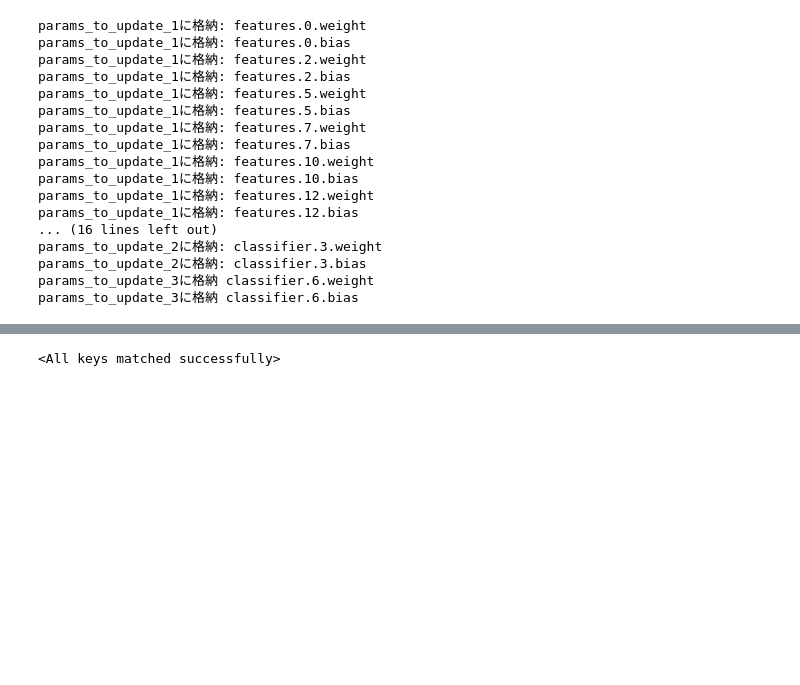
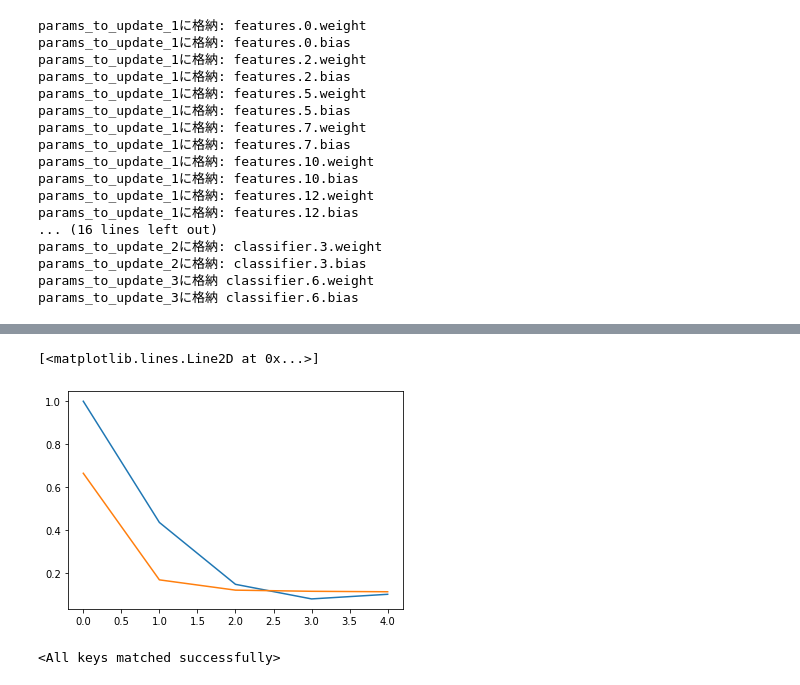
Before and after one commit to AtaruOhto/learn_pytorch_advanced, a Jupyter notebook: 1_5_fine_tuning.ipynb, the cells around one changed output, grey strips where cells are left out. Drawn from its saved outputs; the diff is of its cells as text; code cells hidden in the pictures; blank space fills up the shorter version.

```diff
--- a/1_5_fine_tuning.ipynb
+++ b/1_5_fine_tuning.ipynb
@@ -234,4 +218,9 @@ optimizer = optim.SGD([
 # %%
+losses = {
+    "train": {},
+    "val": {}
+}
+
 def train_model(net, dataloaders_dict, criterion, optimizer, num_epochs):
   device = torch.device("cuda:0" if torch.cuda.is_available() else "cpu")
   print(f"{device}を使います。")
@@ -244,8 +233,8 @@ def train_model(net, dataloaders_dict, criterion, optimizer, num_epochs):
 
   # epochのループ
   for epoch in range(num_epochs):
-    print(f"Epoch: {epoch + 1} {num_epochs}")
-    print("******************")
+    print(f"Epoch: {epoch} / {num_epochs}")
+    print("========================================")
 
     # epochごとの訓練と検証のループ
     for phase in ["train", "val"]:
@@ -287,5 +276,10 @@ def train_model(net, dataloaders_dict, criterion, optimizer, num_epochs):
           epoch_corrects += torch.sum(preds == labels.data)
       epoch_loss = epoch_loss / len(dataloaders_dict[phase].dataset)
       epoch_acc = epoch_corrects.double() / len(dataloaders_dict[phase].dataset)
+      print(f"モード: {phase}, 誤差: {epoch_loss:.4f}, 正解率: {epoch_acc:.4f}")
+      losses[phase][epoch] = epoch_loss
 
-      print("{} Loss: {:.4f} Acc: {:.4f}".format(phase, epoch_loss, epoch_acc))
+# 学習・検証を実行する
+num_epochs=5
+train_model(net, dataloaders_dict, criterion, optimizer, num_epochs=num_epochs)
+losses
@@ -292,4 +315,0 @@ def train_model(net, dataloaders_dict, criterion, optimizer, num_epochs):
-# %%
-# 学習・検証を実行する
-num_epochs=2
-train_model(net, dataloaders_dict, criterion, optimizer, num_epochs=num_epochs)
@@ -305,3 +316,16 @@ val Loss: 0.1730 Acc: 0.9542
+# %%
+import matplotlib.pyplot as plt
+%matplotlib inline
+
+x = np.arange(num_epochs)
+train_losses  = np.insert(np.array(list(losses["train"].values())), 0, 1)
+val_losses = np.array(list(losses["val"].values()))
+
+plt.plot(x, train_losses, label="train")
+plt.plot(x, val_losses, label="val")
+# %% [output]
+[<matplotlib.lines.Line2D at 0x...>]
+[figure, added]
 # %%
 model_path = "./weights_file_tuning.pth"
 torch.save(net.state_dict(), model_path)
```
Also changed, not shown: parts of 8 cells of this notebook.
